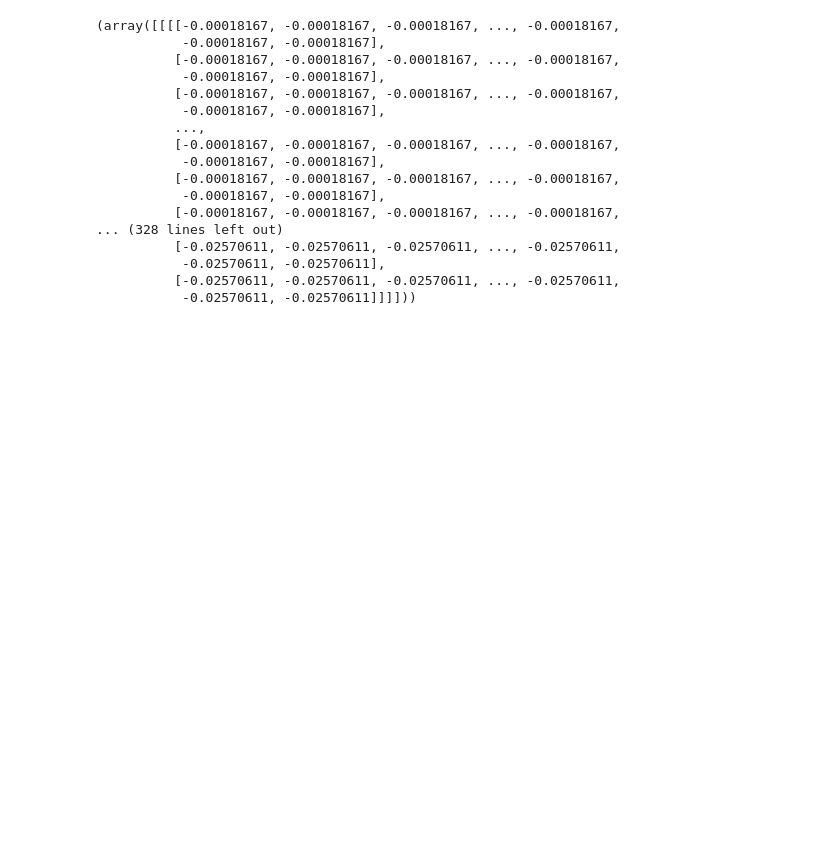
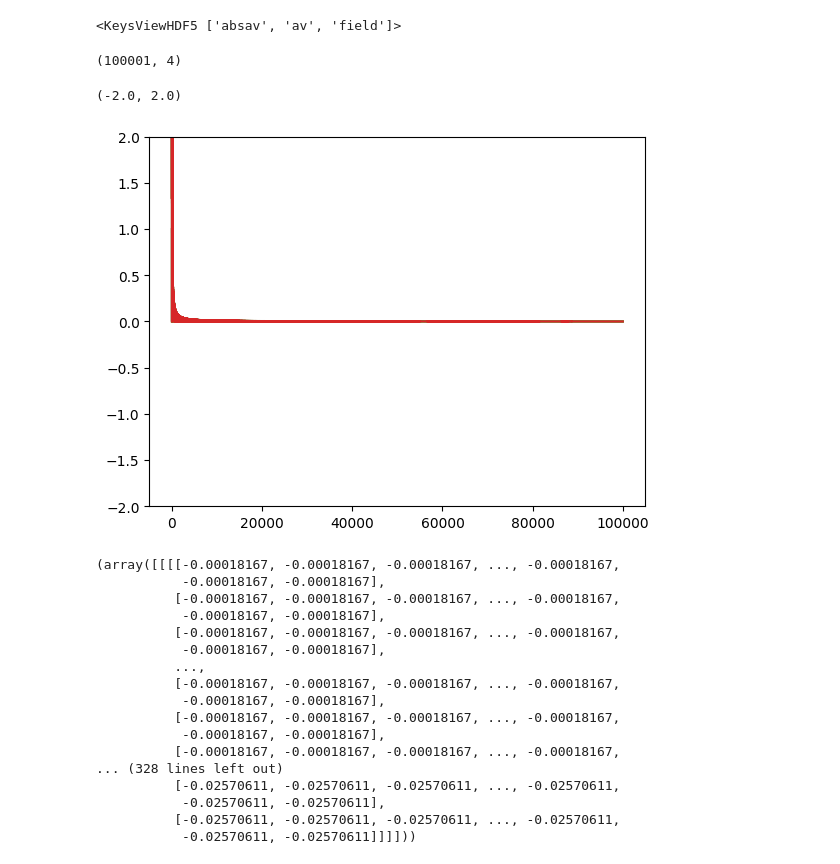
Before and after one commit to joshuazlin/axion_cosmo, a Jupyter notebook: notebooks/scrap.ipynb, the cells around one changed output. Saved outputs shown, nothing was run; the diff lists cells and outputs as text; code cells hidden in the pictures; blank space fills up the shorter version.

```diff
--- a/notebooks/scrap.ipynb
+++ b/notebooks/scrap.ipynb
@@ -2,0 +5,2 @@ import logging
+# %%
+f = h5py.File('../tests/1_actualPQ/data/PQ.hdf5', 'r')
@@ -3,3 +31,17 @@ import logging
+# %%
+f.keys()
+# %% [output]
+<KeysViewHDF5 ['absav', 'av', 'field']>
+# %%
+f['absav'].shape
+# %% [output]
+(100001, 4)
+# %%
+plt.plot(f['absav'][:,:])
+plt.ylim(-2,2)
+# %% [output]
+(-2.0, 2.0)
+[figure, added]
 # %%
 logging.basicConfig(filename='test')
 # %%
```
Also changed, not shown: parts of 4 cells of this notebook, 3 other files.
